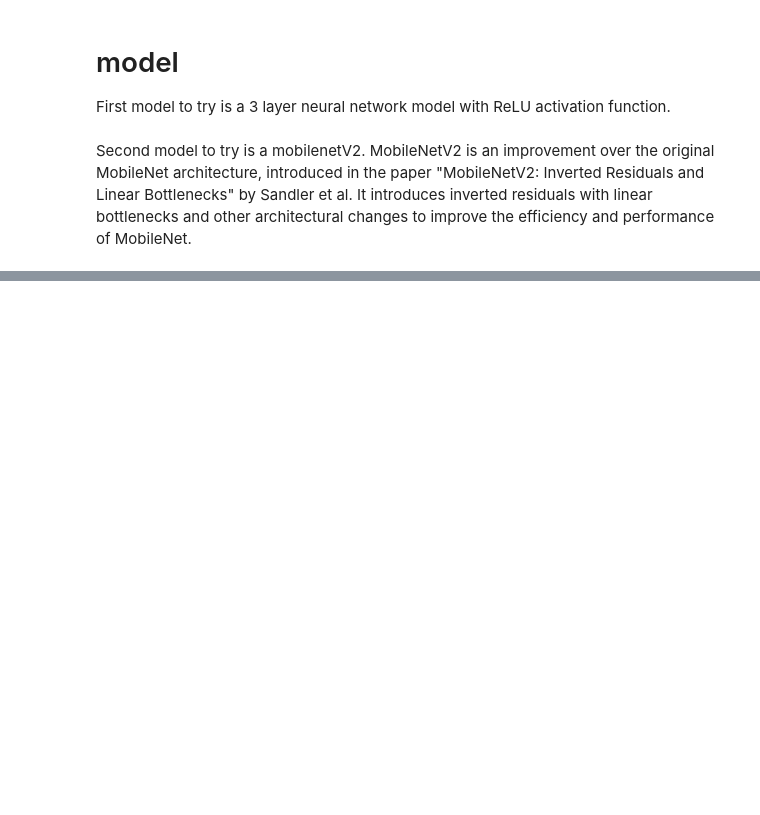
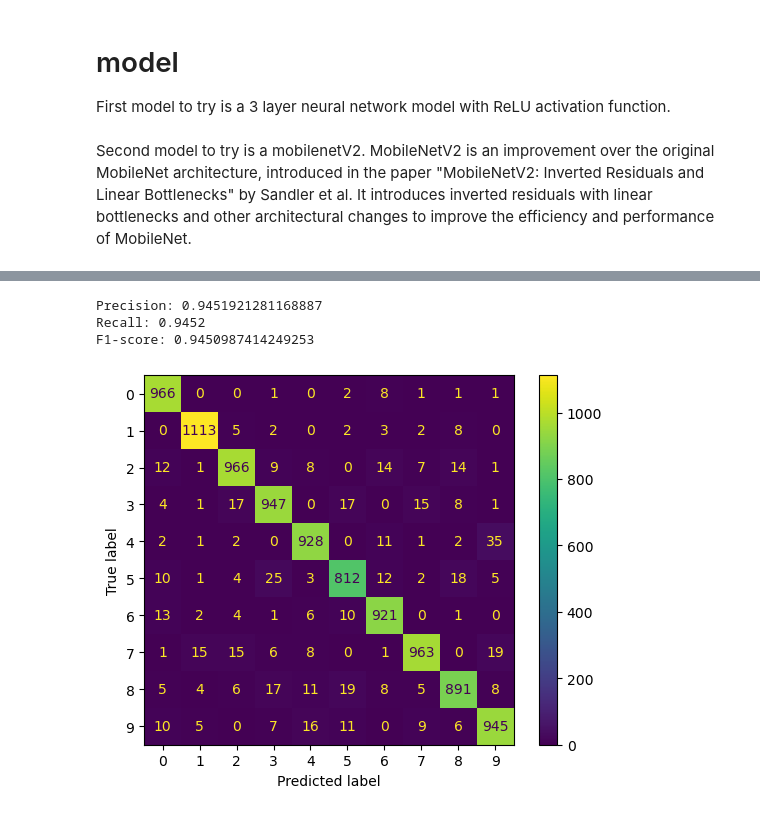
Before and after one commit to igouProto/CSC871-Project, a Jupyter notebook: train.ipynb, the cells around one changed output, grey strips where cells are left out. Drawn from its saved outputs; the diff is of its cells as text; code cells hidden in the pictures; blank space fills up the shorter version.

```diff
--- a/train.ipynb
+++ b/train.ipynb
@@ -252,0 +296,27 @@ plt.show()
+# %%
+#print confusion matrix
+from sklearn.metrics import confusion_matrix, ConfusionMatrixDisplay, precision_score, recall_score, f1_score
+model.eval()
+true_labels = []
+predicted_labels = []
+
+with torch.no_grad():
+    for images, labels in test_loader:
+        out = model(images)
+        _, predicted = torch.max(out, 1)
+        true_labels.extend(labels.numpy())
+        predicted_labels.extend(predicted.numpy())
+conf_matrix = confusion_matrix(true_labels, predicted_labels)
+ConfusionMatrixDisplay(conf_matrix).plot()
+precision = precision_score(true_labels, predicted_labels, average='weighted')
+recall = recall_score(true_labels, predicted_labels, average='weighted')
+f1 = f1_score(true_labels, predicted_labels, average='weighted')
+
+print("Precision:", precision)
+print("Recall:", recall)
+print("F1-score:", f1)
+# %% [output]
+Precision: 0.9451921281168887
+Recall: 0.9452
+F1-score: 0.9450987414249253
+[figure, added]
```
Also changed, not shown: parts of 6 cells of this notebook.
